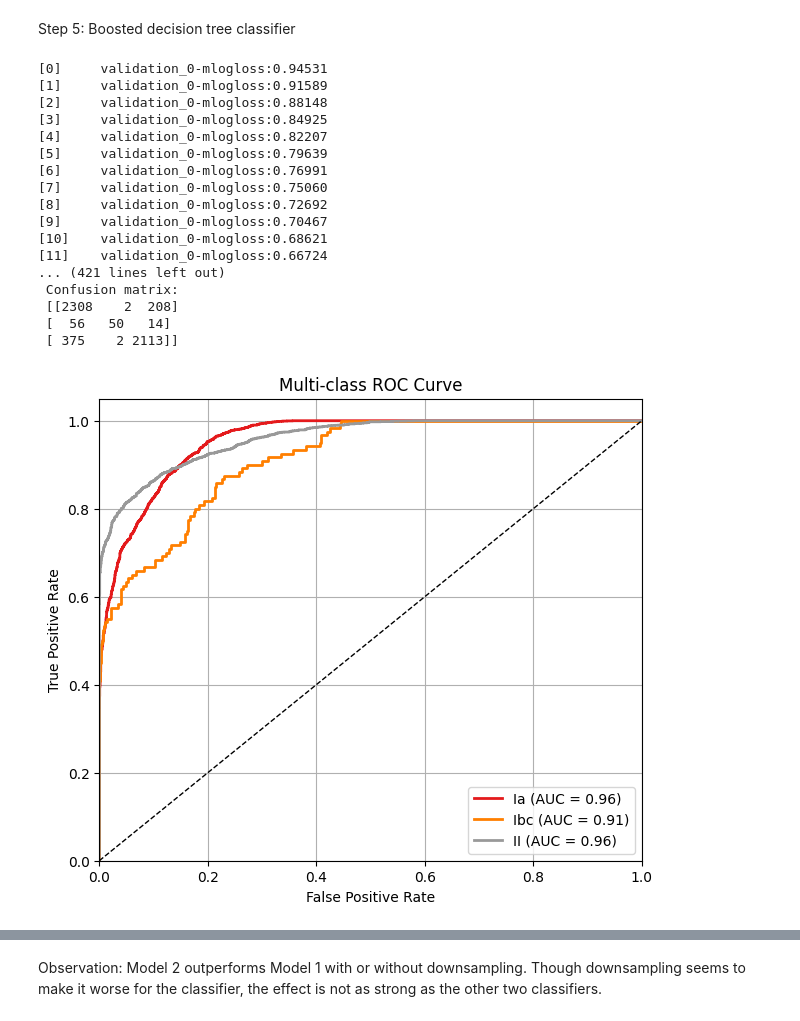
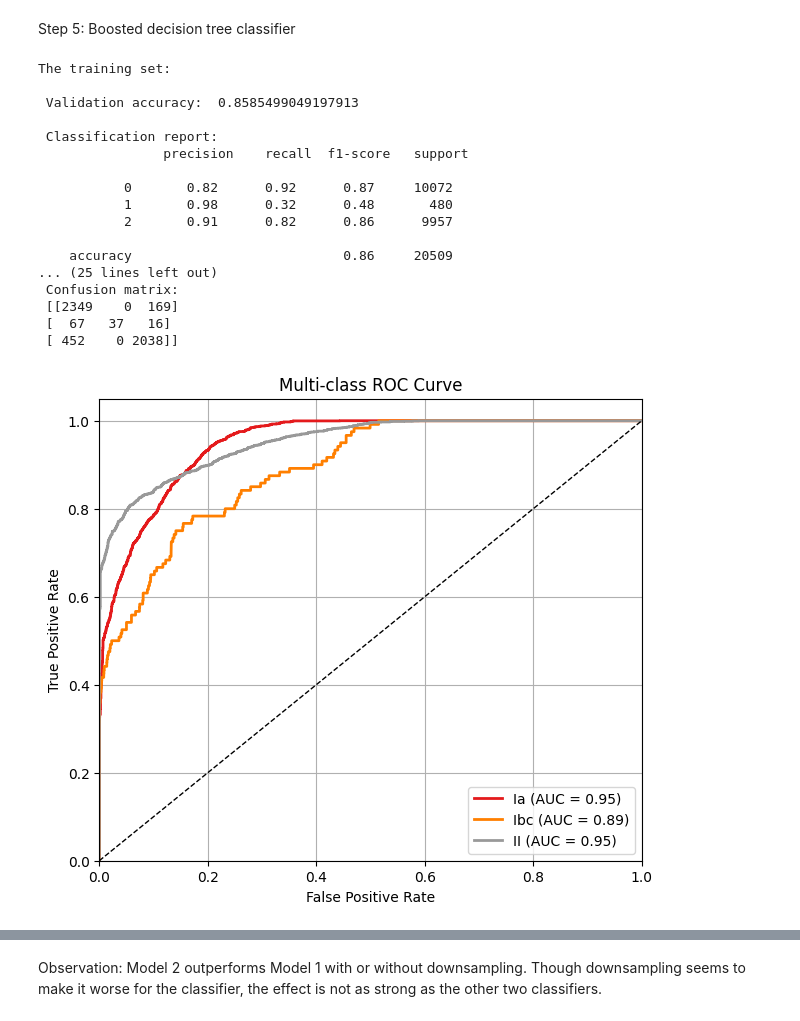
Before and after one commit to phongdang14/P-A_ML_Fall2025_TransformerTeam, a Jupyter notebook: Team transformer.ipynb, the cells around one changed output, grey strips where cells are left out. Cells and saved outputs as stored; diff of their text form; code cells hidden in the pictures.

```diff
--- a/Team transformer.ipynb
+++ b/Team transformer.ipynb
@@ -6,4 +6,7 @@ Acknowledgement: This project was largely motivated by the work of Michelle Loch
 # If one runs it via Jupyter, this is not needed.
 from google.colab import drive
 drive.mount('/content/drive')
+
+# When run locally via Jupyter, change dir to 'data/'
+dir = '/content/drive/My Drive/Colab Notebooks/ML_Fall2025_Supernovae/data/'
 # %% [output]
@@ -18,9 +21,9 @@ Step 1: Data Analysis
 First, we load datasets of both models.
 # %%
 # Model 1:
-I_Ia = pd.read_csv('/content/drive/My Drive/Colab Notebooks/ML_Fall2025_Supernovae/ML_master_table_TypeIa.csv').dropna()
-I_Ibc = pd.read_csv('/content/drive/My Drive/Colab Notebooks/ML_Fall2025_Supernovae/ML_master_table_TypeIbc.csv').dropna()
-I_II = pd.read_csv('/content/drive/My Drive/Colab Notebooks/ML_Fall2025_Supernovae/ML_master_table_TypeII.csv').dropna()
+I_Ia = pd.read_csv(dir + 'ML_master_table_TypeIa.csv').dropna()
+I_Ibc = pd.read_csv(dir + 'ML_master_table_TypeIbc.csv').dropna()
+I_II = pd.read_csv(dir + 'ML_master_table_TypeII.csv').dropna()
 I_skip = ['sn_name', 'sn_type', 'band']
 I_labels = ['Ia', 'Ibc', 'II']
 # %%
@@ -377,18 +424,0 @@ from sklearn.neural_network import MLPClassifier
-# %%
-# Model 1 without downsampling
-I_mlp = MLPClassifier(
-    hidden_layer_sizes=(128,64,64),
-    activation='relu',
-    alpha=0.001,
-    batch_size=32,
-    learning_rate='adaptive',
-    learning_rate_init=0.001,
-    max_iter=500,
-    shuffle=True,
-    verbose=True,
-    early_stopping=True,
-    validation_fraction=0.1
-)
-
-I_mlp.fit(I_X_train, I_y_train)
-evaluate_model(I_mlp, I_X_train, I_y_train, I_X_test, I_y_test, I_labels)
@@ -635,36 +697,38 @@ from xgboost import XGBClassifier
 # %%
 # Model 1 without downsampling
 I_bdt = XGBClassifier(
-    n_estimators=400,
-    learning_rate=0.05,
-    max_depth=6,
+    n_estimators=1000,
+    learning_rate=0.01,
+    max_depth=3,
     min_child_weight=3,
-    subsample=0.8,
-    colsample_bytree=0.8,
+    subsample=0.7,
+    colsample_bytree=0.7,
     objective='multi:softprob',
     num_class=3,
     eval_metric='mlogloss',
-    early_stopping_rounds=50
+    early_stopping_rounds=5
 )
 
-I_bdt.fit(I_X_train, I_y_train, eval_set=[(I_X_test, I_y_test)])
+I_bdt.fit(I_X_train, I_y_train,
+          eval_set=[(I_X_train, I_y_train),(I_X_test, I_y_test)],
+          verbose=False)
 evaluate_model(I_bdt, I_X_train, I_y_train, I_X_test, I_y_test, I_labels)
 # %% [output]
-[0]     validation_0-mlogloss:0.94531
-[1]     validation_0-mlogloss:0.91589
-[2]     validation_0-mlogloss:0.88148
-[3]     validation_0-mlogloss:0.84925
-[4]     validation_0-mlogloss:0.82207
-[5]     validation_0-mlogloss:0.79639
-[6]     validation_0-mlogloss:0.76991
-[7]     validation_0-mlogloss:0.75060
-[8]     validation_0-mlogloss:0.72692
-[9]     validation_0-mlogloss:0.70467
-[10]    validation_0-mlogloss:0.68621
-[11]    validation_0-mlogloss:0.66724
-... (421 lines left out)
+The training set:
+
+ Validation accuracy:  0.8585499049197913
+
+ Classification report:
+                precision    recall  f1-score   support
+
+           0       0.82      0.92      0.87     10072
+           1       0.98      0.32      0.48       480
+           2       0.91      0.82      0.86      9957
+
+    accuracy                           0.86     20509
+... (25 lines left out)
  Confusion matrix:
- [[2308    2  208]
- [  56   50   14]
- [ 375    2 2113]]
+ [[2349    0  169]
+ [  67   37   16]
+ [ 452    0 2038]]
-[figure, old version]
+[figure, new version]
```
Also changed, not shown: parts of 15 cells of this notebook.
